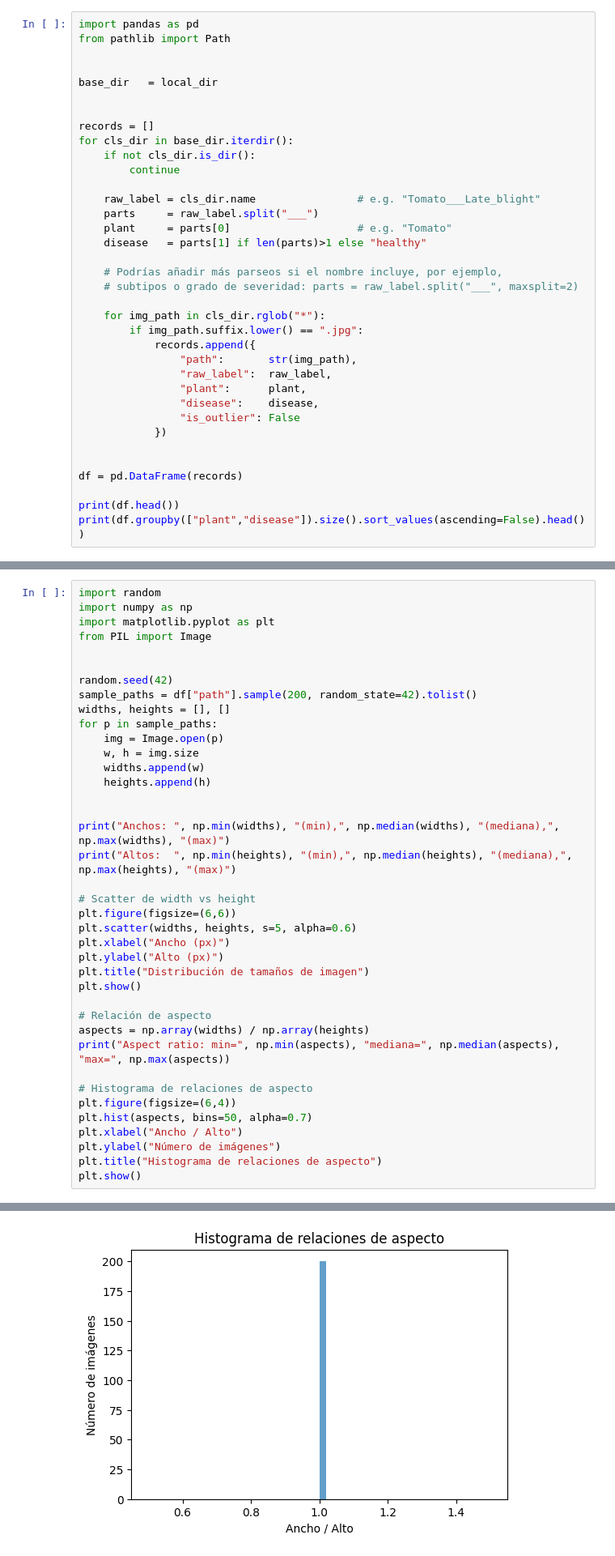
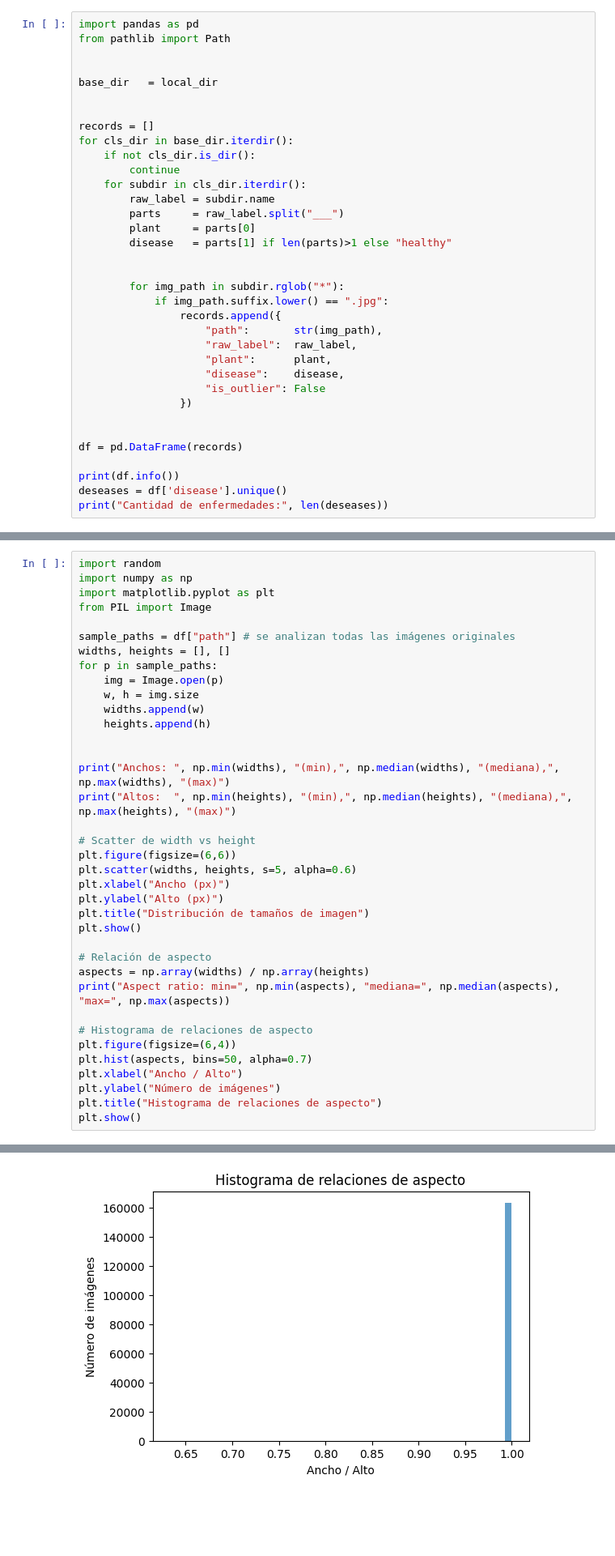
Before and after one commit to gramoscelli/VpC_TP_2025_Co19, a Jupyter notebook: 1.EDA.ipynb, the cells around one changed output, grey strips where cells are left out. Shown at 81% size. Drawn from its saved outputs; the diff is of its cells as text; blank space fills up the shorter version.

```diff
--- a/1.EDA.ipynb
+++ b/1.EDA.ipynb
@@ -123,28 +95,27 @@ records = []
 for cls_dir in base_dir.iterdir():
     if not cls_dir.is_dir():
         continue
+    for subdir in cls_dir.iterdir():
+        raw_label = subdir.name
+        parts     = raw_label.split("___")
+        plant     = parts[0]
+        disease   = parts[1] if len(parts)>1 else "healthy"
 
-    raw_label = cls_dir.name                # e.g. "Tomato___Late_blight"
-    parts     = raw_label.split("___")
-    plant     = parts[0]                    # e.g. "Tomato"
-    disease   = parts[1] if len(parts)>1 else "healthy"
 
-    # Podrías añadir más parseos si el nombre incluye, por ejemplo,
-    # subtipos o grado de severidad: parts = raw_label.split("___", maxsplit=2)
-
-    for img_path in cls_dir.rglob("*"):
-        if img_path.suffix.lower() == ".jpg":
-            records.append({
-                "path":       str(img_path),
-                "raw_label":  raw_label,
-                "plant":      plant,
-                "disease":    disease,
-                "is_outlier": False
-            })
+        for img_path in subdir.rglob("*"):
+            if img_path.suffix.lower() == ".jpg":
+                records.append({
+                    "path":       str(img_path),
+                    "raw_label":  raw_label,
+                    "plant":      plant,
+                    "disease":    disease,
+                    "is_outlier": False
+                })
 
 
 df = pd.DataFrame(records)
 
-print(df.head())
-print(df.groupby(["plant","disease"]).size().sort_values(ascending=False).head())
+print(df.info())
+deseases = df['disease'].unique()
+print("Cantidad de enfermedades:", len(deseases))
 # %% [output]
@@ -174,9 +402,7 @@ import numpy as np
 import matplotlib.pyplot as plt
 from PIL import Image
 
-
-random.seed(42)
-sample_paths = df["path"].sample(200, random_state=42).tolist()
+sample_paths = df["path"] # se analizan todas las imágenes originales
 widths, heights = [], []
 for p in sample_paths:
     img = Image.open(p)
@@ -215 +441 @@ Aspect ratio: min= 1.0 mediana= 1.0 max= 1.0
-[figure, old version]
+[figure, new version]
```
Also changed, not shown: parts of 14 cells of this notebook, 2 other files.
